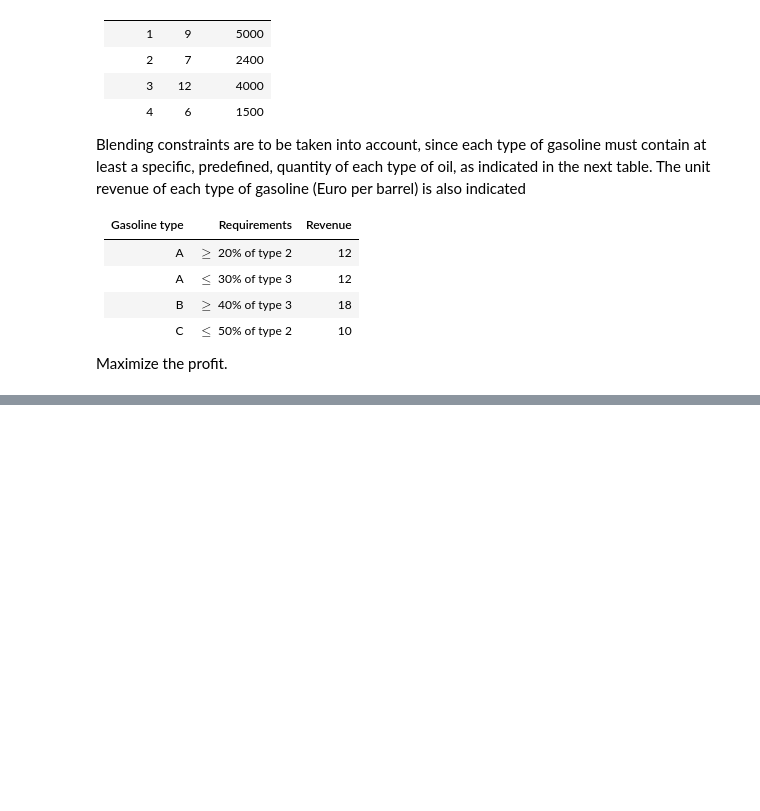
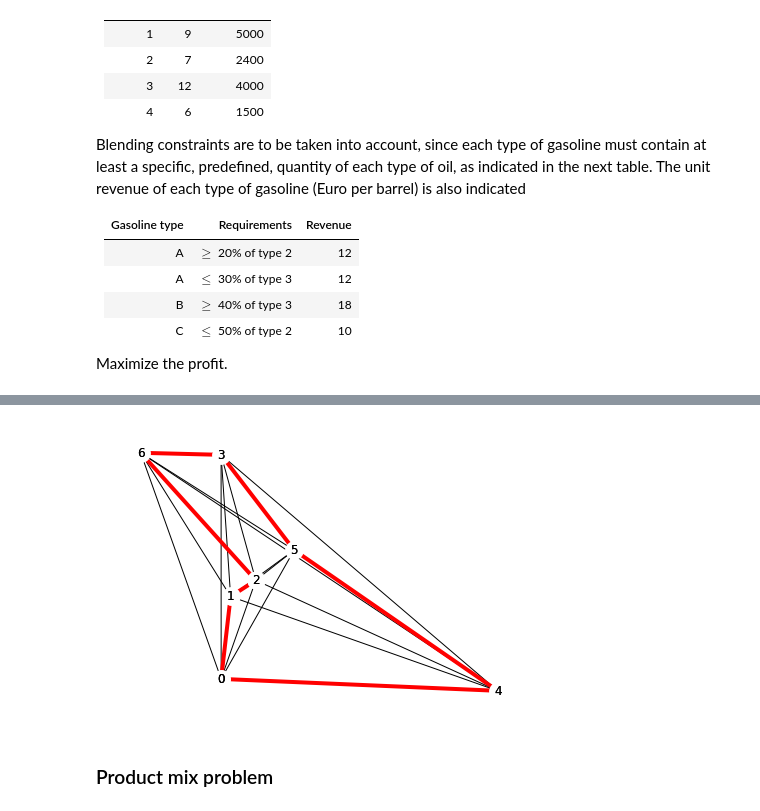
Before and after one commit to YBatyushkova/FOR_labs, a Jupyter notebook: Lab_Exam.ipynb, the cells around one changed output, grey strips where cells are left out. Cells and saved outputs as stored; diff of their text form; code cells hidden in the pictures; blank space fills up the shorter version.

```diff
--- a/Lab_Exam.ipynb
+++ b/Lab_Exam.ipynb
@@ -462,0 +457,28 @@ for i in O:
+# %%
+import mip
+
+n_model = 2
+n_component = 6
+
+c = [110, 130]
+
+A = [[1,2],
+     [2,2],
+     [1,3],
+     [2,3],
+     [1,0],
+     [1,0]]
+
+b = [10,18,12,21,9,10]
+
+m12 = mip.Model()
+x = [m12.add_var(var_type=mip.INTEGER) for i in range(n_model)]
+
+for i in range(n_component):
+  m12.add_constr(mip.xsum(A[i][j]*x[j] for j in range(n_model)) <= b[i])
+
+m12.objective = mip.maximize(mip.xsum(c[i]*x[i] for i  in range(n_model)))
+m12.optimize()
+
+print([x[i].x for i in range(n_model)])
+print(m12.objective_value)
@@ -462,0 +798,8 @@ for i in O:
+# %%
+m10.add_constr(x[3,6] + x[3,5] + x[5,6] <= 2)
+m10.optimize()
+draw_solution (V, E, x)
+# %% [output]
+[figure, added]
+# %% [markdown]
+### Product mix problem
```
Also changed, not shown: parts of 21 cells of this notebook.
